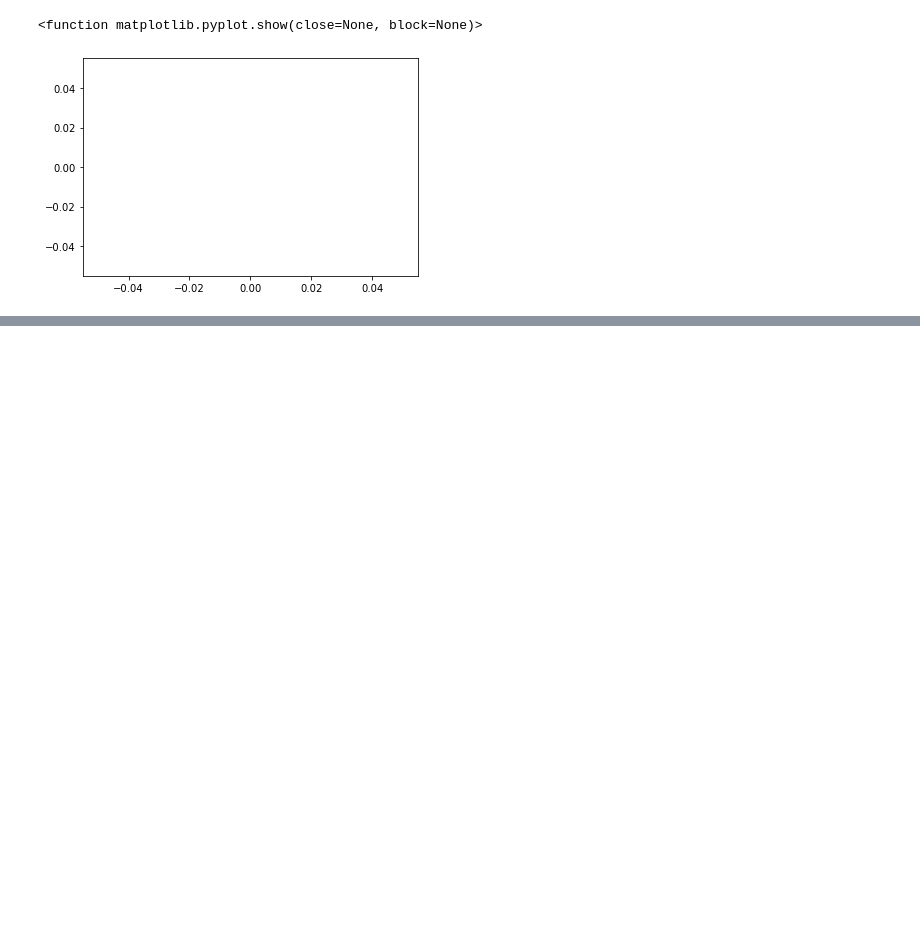
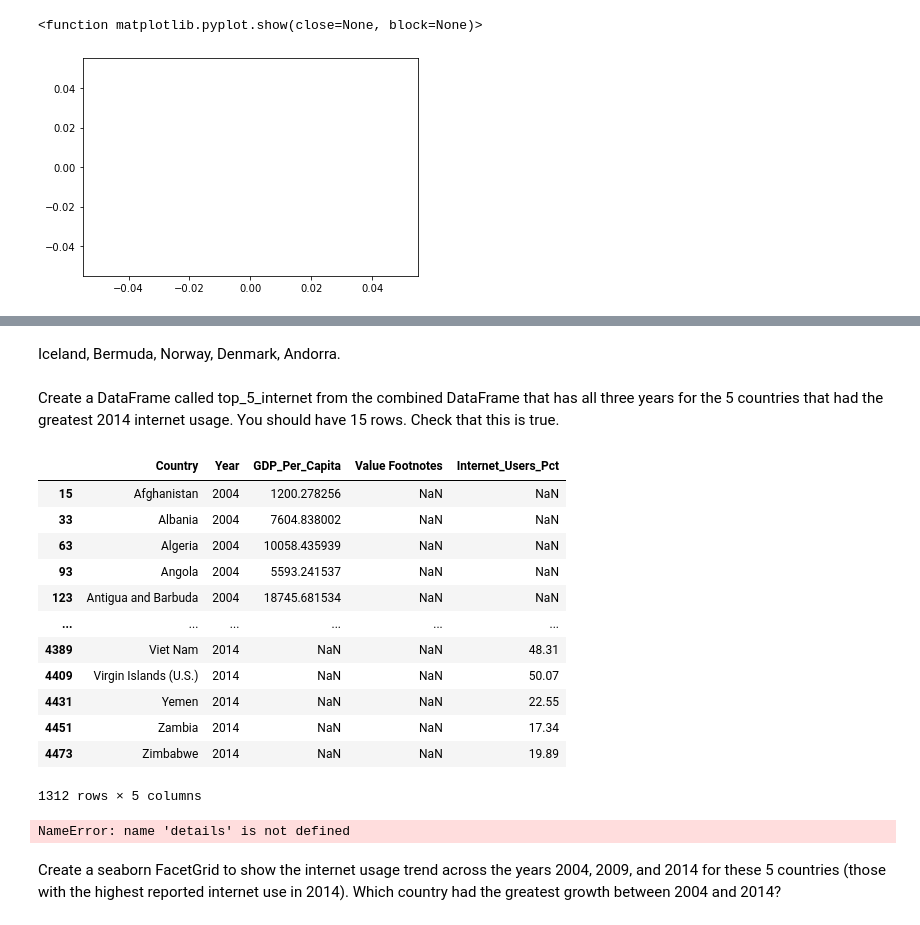
Before and after one commit to NSS-Data-Analytics-Cohort-6/gdp-and-internet-usage-nathanmartin5937, a Jupyter notebook: notebook/gdp_notebook.ipynb, the cells around one changed output, grey strips where cells are left out. Drawn from its saved outputs; the diff is of its cells as text; code cells hidden in the pictures; blank space fills up the shorter version.

```diff
--- a/notebook/gdp_notebook.ipynb
+++ b/notebook/gdp_notebook.ipynb
@@ -357,0 +377,28 @@ What are the top 5 countries in terms of internet use in 2014?
+# %% [markdown]
+Iceland, Bermuda, Norway, Denmark, Andorra.
+# %% [markdown]
+Create a DataFrame called top_5_internet from the combined DataFrame that has all three years for the 5 countries that had the greatest 2014 internet usage. You should have 15 rows. Check that this is true.
+# %%
+top_5_internet = pd.concat([year_04_df, year_09_df, year_14_df])
+# %%
+top_5_internet
+# %% [output]
+|  | Country | Year | GDP_Per_Capita | Value Footnotes | Internet_Users_Pct |
+| 15 | Afghanistan | 2004 | 1200.278256 | NaN | NaN |
+| 33 | Albania | 2004 | 7604.838002 | NaN | NaN |
+| 63 | Algeria | 2004 | 10058.435939 | NaN | NaN |
+| 93 | Angola | 2004 | 5593.241537 | NaN | NaN |
+| 123 | Antigua and Barbuda | 2004 | 18745.681534 | NaN | NaN |
+| ... | ... | ... | ... | ... | ... |
+| 4389 | Viet Nam | 2014 | NaN | NaN | 48.31 |
+| 4409 | Virgin Islands (U.S.) | 2014 | NaN | NaN | 50.07 |
+| 4431 | Yemen | 2014 | NaN | NaN | 22.55 |
+| 4451 | Zambia | 2014 | NaN | NaN | 17.34 |
+| 4473 | Zimbabwe | 2014 | NaN | NaN | 19.89 |
+1312 rows × 5 columns
+# %%
+top_5_internet = details.sort_values(by = '2014', axis = 2)
+# %% [output]
+NameError: name 'details' is not defined
+# %% [markdown]
+Create a seaborn FacetGrid to show the internet usage trend across the years 2004, 2009, and 2014 for these 5 countries (those with the highest reported internet use in 2014). Which country had the greatest growth between 2004 and 2014?
```
Also changed, not shown: parts of 13 cells of this notebook.
